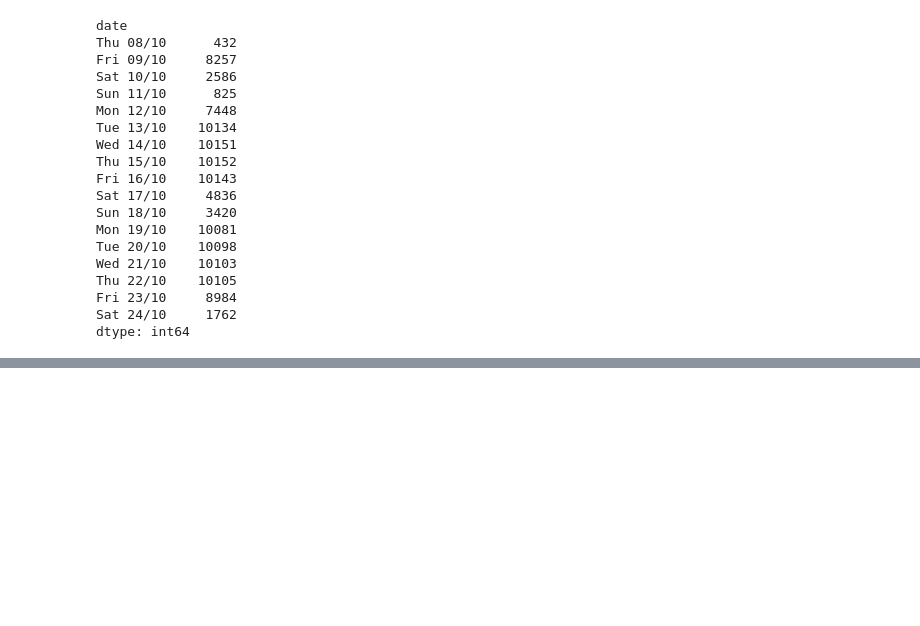
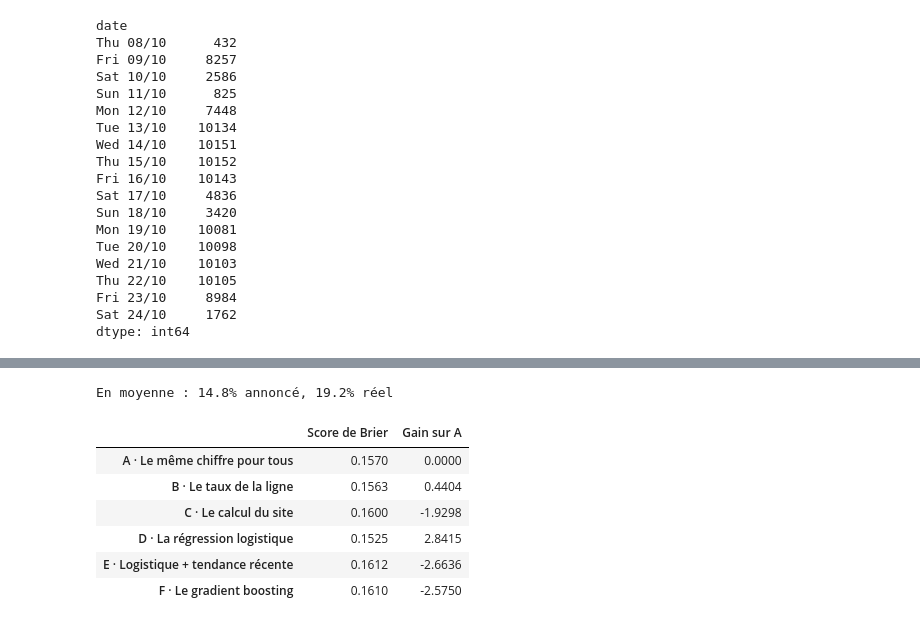
Before and after one commit to Aly2001/quai-nord, a Jupyter notebook: analyse_01.ipynb, the cells around one changed output, grey strips where cells are left out. Saved outputs shown, nothing was run; the diff lists cells and outputs as text; code cells hidden in the pictures; blank space fills up the shorter version.

```diff
--- a/analyse_01.ipynb
+++ b/analyse_01.ipynb
@@ -428,0 +617,38 @@ dtype: int64
+# %%
+from sklearn.ensemble import HistGradientBoostingClassifier
+
+# Les catégories, avec la liste des valeurs vues en apprentissage (une valeur inconnue devient « manquante »)
+listes = {c: sorted(apprentissage[c].dropna().astype(str).unique()) for c in categories}
+
+def preparer_gb(table):
+    X = table[categories + nombres].copy()
+    for c in categories:
+        X[c] = pd.Categorical(X[c].astype(str).where(X[c].notna()), categories=listes[c])
+    return X
+
+gb = HistGradientBoostingClassifier(
+    categorical_features="from_dtype",   # il traite lui-même les catégories (ligne, heure, position, jour)
+    learning_rate=0.05,                  # chaque arbre ne corrige qu'un peu : un apprentissage lent et sûr
+    max_iter=300,                        # 300 arbres
+    max_depth=4,                         # des arbres petits : 4 questions au plus
+    min_samples_leaf=200,                # au moins 200 passages par groupe final
+    l2_regularization=1.0,               # encore un peu de prudence
+    early_stopping=False,
+    random_state=0,                      # pour obtenir le même résultat à chaque fois
+)
+gb.fit(preparer_gb(apprentissage), apprentissage["perturbe"])
+test["F_boosting"] = gb.predict_proba(preparer_gb(test))[:, 1]
+
+resultats.loc["F · Le gradient boosting", "Score de Brier"] = ((test["F_boosting"] - test["perturbe"]) ** 2).mean()
+resultats["Gain sur A"] = (1 - resultats["Score de Brier"] / resultats["Score de Brier"].iloc[0]) * 100
+print(f"En moyenne : {test['F_boosting'].mean():.1%} annoncé, {test['perturbe'].mean():.1%} réel")
+resultats.round(4)
+# %% [output]
+En moyenne : 14.8% annoncé, 19.2% réel
+|  | Score de Brier | Gain sur A |
+| A · Le même chiffre pour tous | 0.1570 | 0.0000 |
+| B · Le taux de la ligne | 0.1563 | 0.4404 |
+| C · Le calcul du site | 0.1600 | -1.9298 |
+| D · La régression logistique | 0.1525 | 2.8415 |
+| E · Logistique + tendance récente | 0.1612 | -2.6636 |
+| F · Le gradient boosting | 0.1610 | -2.5750 |
```
Also changed, not shown: parts of 5 cells of this notebook, 6 other files.
